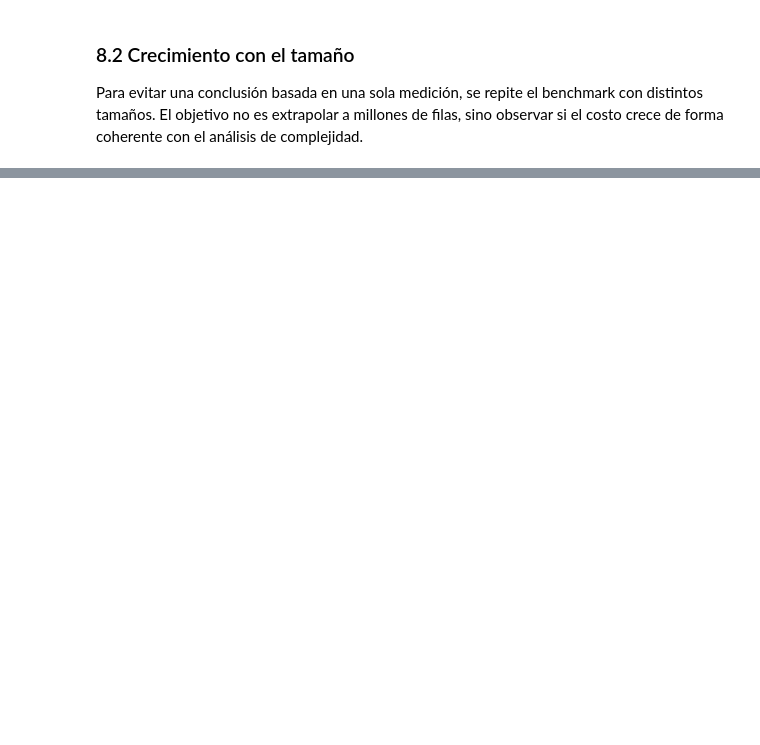
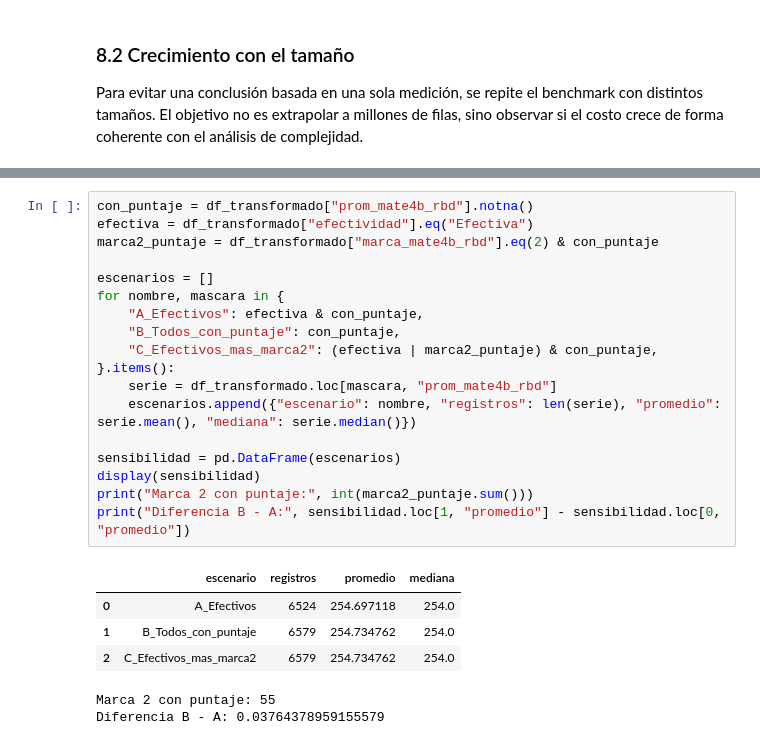
Before and after one commit to jorge170102/f1_s01_evaluacion_entregable_grupo7, a Jupyter notebook: F3/F3_Nucleo_Algoritmico.ipynb, the cells around one changed output, grey strips where cells are left out. Cells and saved outputs as stored; diff of their text form; blank space fills up the shorter version.

```diff
--- a/F3/F3_Nucleo_Algoritmico.ipynb
+++ b/F3/F3_Nucleo_Algoritmico.ipynb
@@ -314,0 +324,25 @@ display(pd.DataFrame(crecimiento))
+# %%
+con_puntaje = df_transformado["prom_mate4b_rbd"].notna()
+efectiva = df_transformado["efectividad"].eq("Efectiva")
+marca2_puntaje = df_transformado["marca_mate4b_rbd"].eq(2) & con_puntaje
+
+escenarios = []
+for nombre, mascara in {
+    "A_Efectivos": efectiva & con_puntaje,
+    "B_Todos_con_puntaje": con_puntaje,
+    "C_Efectivos_mas_marca2": (efectiva | marca2_puntaje) & con_puntaje,
+}.items():
+    serie = df_transformado.loc[mascara, "prom_mate4b_rbd"]
+    escenarios.append({"escenario": nombre, "registros": len(serie), "promedio": serie.mean(), "mediana": serie.median()})
+
+sensibilidad = pd.DataFrame(escenarios)
+display(sensibilidad)
+print("Marca 2 con puntaje:", int(marca2_puntaje.sum()))
+print("Diferencia B - A:", sensibilidad.loc[1, "promedio"] - sensibilidad.loc[0, "promedio"])
+# %% [output]
+|  | escenario | registros | promedio | mediana |
+| 0 | A_Efectivos | 6524 | 254.697118 | 254.0 |
+| 1 | B_Todos_con_puntaje | 6579 | 254.734762 | 254.0 |
+| 2 | C_Efectivos_mas_marca2 | 6579 | 254.734762 | 254.0 |
+Marca 2 con puntaje: 55
+Diferencia B - A: 0.03764378959155579
```
Also changed, not shown: parts of 5 cells of this notebook.
